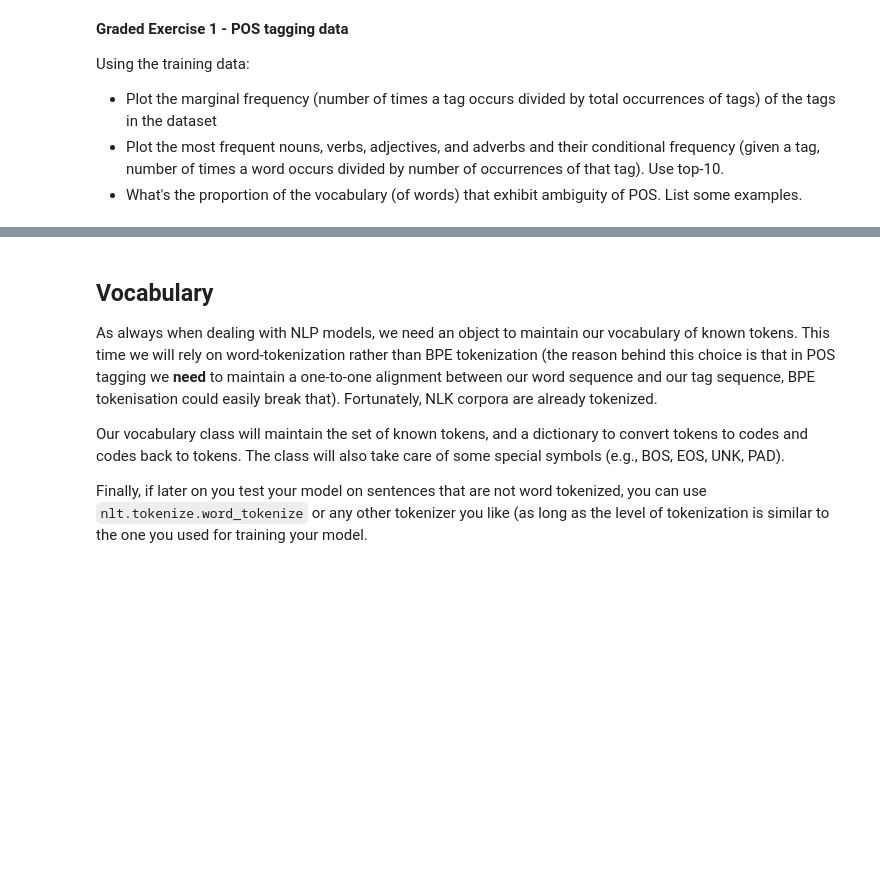
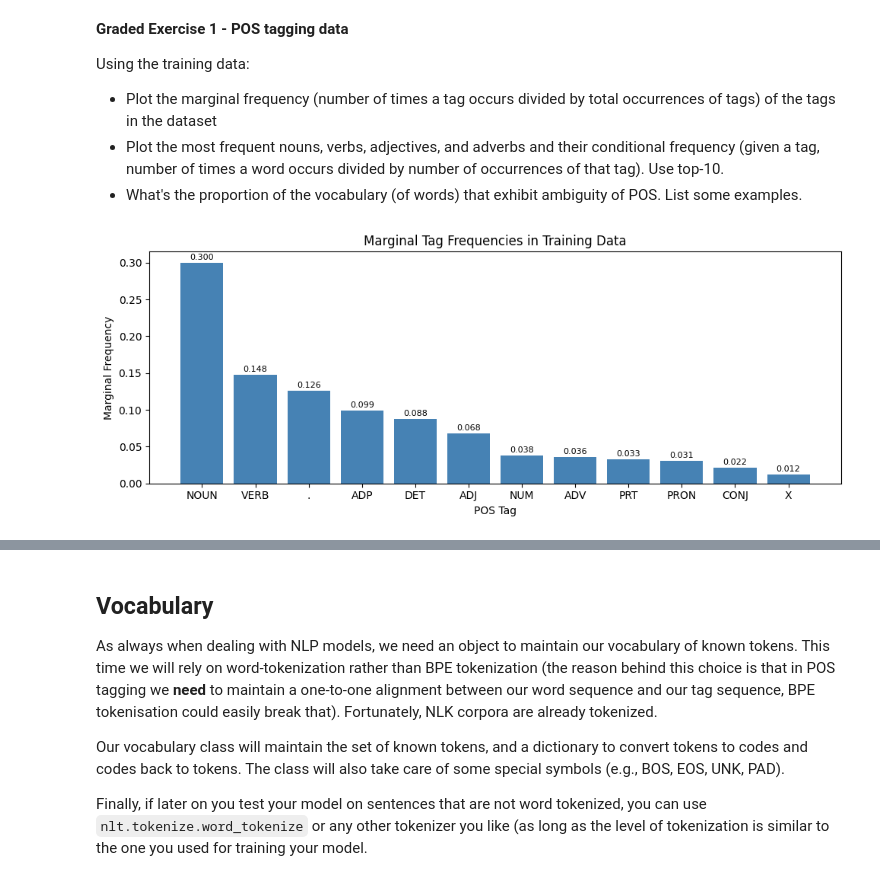
Before and after one commit to valentinaslisser/mlandmlops, a Jupyter notebook: T5.ipynb, the cells around one changed output, grey strips where cells are left out. Saved outputs shown, nothing was run; the diff lists cells and outputs as text; code cells hidden in the pictures; blank space fills up the shorter version.

```diff
--- a/T5.ipynb
+++ b/T5.ipynb
@@ -204,0 +282,82 @@ Using the training data:
+# %%
+from collections import defaultdict
+import matplotlib.pyplot as plt
+import numpy as np
+
+tag_counter = {}
+total_tags = 0
+for tags in training_y:
+    for t in tags:
+        tag_counter[t] = tag_counter.get(t, 0) + 1
+        total_tags += 1
+
+tags_sorted = sorted(tag_counter, key=tag_counter.get, reverse=True)
+tag_freqs   = [tag_counter[t] / total_tags for t in tags_sorted]
+
+fig, ax = plt.subplots(figsize=(10, 4))
+ax.bar(tags_sorted, tag_freqs, color='steelblue')
+ax.set_xlabel('POS Tag')
+ax.set_ylabel('Marginal Frequency')
+ax.set_title('Marginal Tag Frequencies in Training Data')
+for i, (tag, freq) in enumerate(zip(tags_sorted, tag_freqs)):
+    ax.text(i, freq + 0.002, f'{freq:.3f}', ha='center', va='bottom', fontsize=8)
+plt.tight_layout()
+plt.show()
+
+print('Marginal tag frequencies:')
+for tag in tags_sorted:
+    print(f'  {tag:10s}  {tag_counter[tag]:6d}  ({tag_counter[tag]/total_tags:.4f})')
+
+
+
+tag_word_counts = defaultdict(lambda: defaultdict(int))
+for words, tags in zip(training_x, training_y):
+    for w, t in zip(words, tags):
+        tag_word_counts[t][w] += 1
+
+tags_of_interest = ['NOUN', 'VERB', 'ADJ', 'ADV']
+fig, axes = plt.subplots(1, len(tags_of_interest), figsize=(18, 5))
+
+for ax, tag in zip(axes, tags_of_interest):
+    wc    = tag_word_counts[tag]
+    total = sum(wc.values())
+    top10 = sorted(wc, key=wc.get, reverse=True)[:10]
+    cond_freqs = [wc[w] / total for w in top10]
+    ax.barh(top10[::-1], cond_freqs[::-1], color='coral')
+    ax.set_title(f'Top-10 {tag}')
+    ax.set_xlabel('P(word | tag)')
+    for i, (w, f) in enumerate(zip(top10[::-1], cond_freqs[::-1])):
+        ax.text(f + 0.0005, i, f'{f:.4f}', va='center', fontsize=7)
+
+plt.suptitle('Top-10 Most Frequent Words per POS Tag (Conditional Frequency)', fontsize=12)
+plt.tight_layout()
+plt.show()
+
+word_tags = defaultdict(set)
+for words, tags in zip(training_x, training_y):
+    for w, t in zip(words, tags):
+        word_tags[w].add(t)
+
+vocab_size      = len(word_tags)
+ambiguous_words = {w: ts for w, ts in word_tags.items() if len(ts) > 1}
+prop_ambiguous  = len(ambiguous_words) / vocab_size
+
+print(f'Vocabulary size (unique words): {vocab_size}')
+print(f'Ambiguous words (>1 POS tag):   {len(ambiguous_words)}')
+print(f'Proportion ambiguous:           {prop_ambiguous:.3f} ({prop_ambiguous*100:.1f}%)')
+print()
+
+from collections import Counter
+ambiguity_degree = Counter(len(ts) for ts in word_tags.values())
+print('Distribution of ambiguity degree (number of distinct POS tags per word):')
+for degree in sorted(ambiguity_degree):
+    count = ambiguity_degree[degree]
+    print(f'  {degree} tag(s): {count:4d} words  ({count/vocab_size*100:.1f}%)')
+print()
+
+print('Most ambiguous words (highest number of distinct POS tags):')
+examples = sorted(ambiguous_words.items(), key=lambda x: -len(x[1]))[:20]
+for w, ts in examples:
+    print(f'  {w:20s}  {sorted(ts)}')
+# %% [output]
+[figure, added]
```
Also changed, not shown: parts of 52 cells of this notebook.
